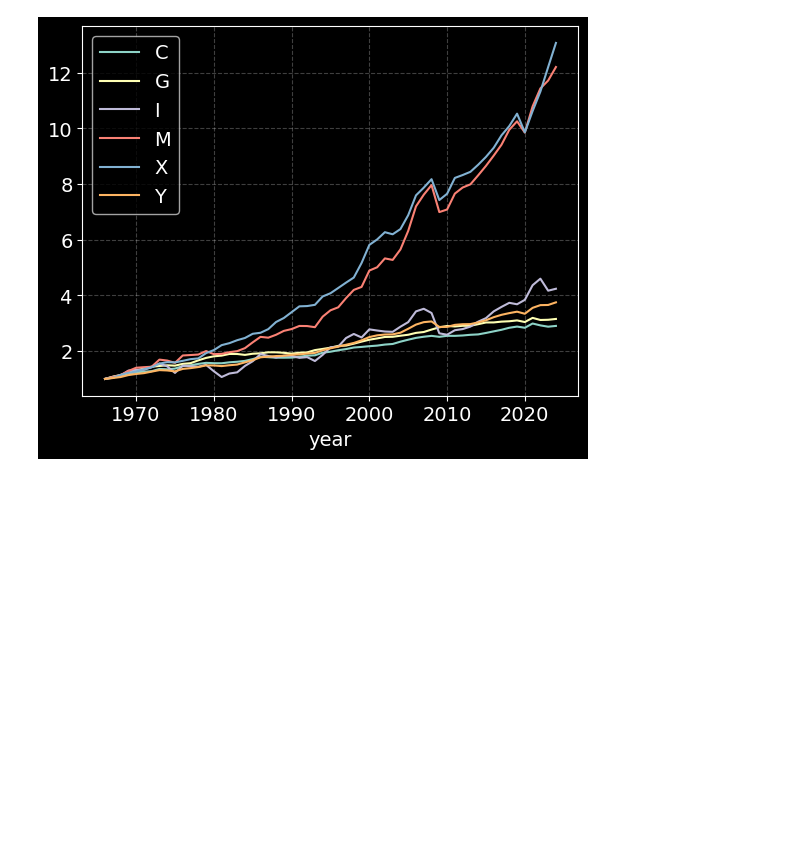
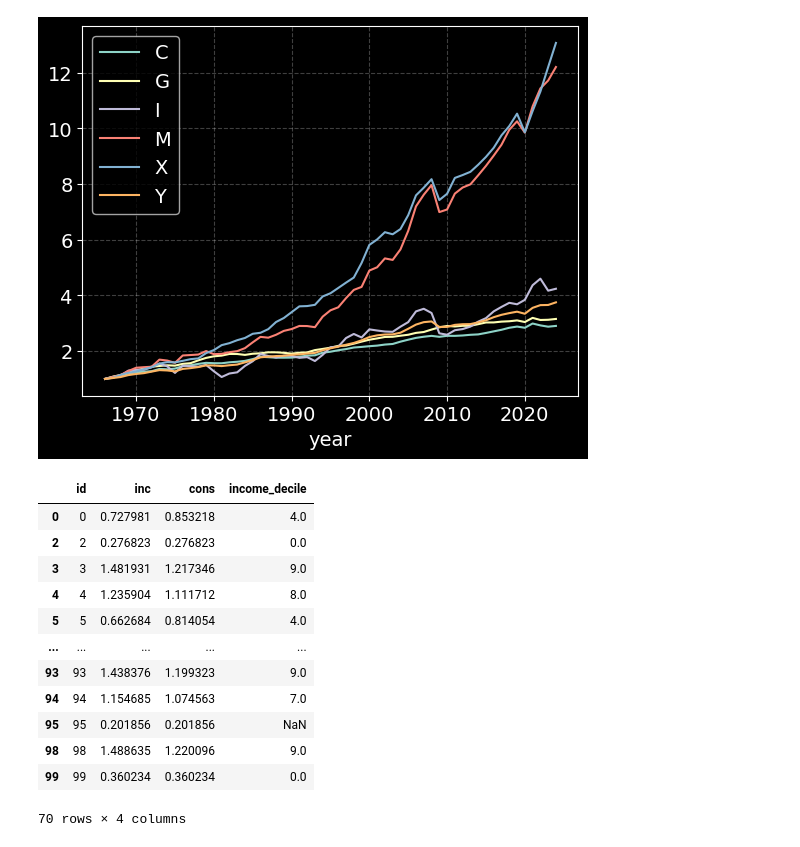
Before and after one commit to MO-tothe-ES/ProgEconClass3, a Jupyter notebook: problemsets_solutions/Problem_set_2.ipynb, the cells around one changed output. Drawn from its saved outputs; the diff is of its cells as text; code cells hidden in the pictures; blank space fills up the shorter version.

```diff
--- a/problemsets_solutions/Problem_set_2.ipynb
+++ b/problemsets_solutions/Problem_set_2.ipynb
@@ -516,3 +516,19 @@ nah1_alt.head(20)
 plot(nah1_alt,variable='index_transform')
 # %% [output]
 [figure]
+# %%
+df
+# %% [output]
+|  | id | inc | cons | income_decile |
+| 0 | 0 | 0.727981 | 0.853218 | 4.0 |
+| 2 | 2 | 0.276823 | 0.276823 | 0.0 |
+| 3 | 3 | 1.481931 | 1.217346 | 9.0 |
+| 4 | 4 | 1.235904 | 1.111712 | 8.0 |
+| 5 | 5 | 0.662684 | 0.814054 | 4.0 |
+| ... | ... | ... | ... | ... |
+| 93 | 93 | 1.438376 | 1.199323 | 9.0 |
+| 94 | 94 | 1.154685 | 1.074563 | 7.0 |
+| 95 | 95 | 0.201856 | 0.201856 | NaN |
+| 98 | 98 | 1.488635 | 1.220096 | 9.0 |
+| 99 | 99 | 0.360234 | 0.360234 | 0.0 |
+70 rows × 4 columns
```
Also changed, not shown: parts of 2 cells of this notebook, 2 other files.
